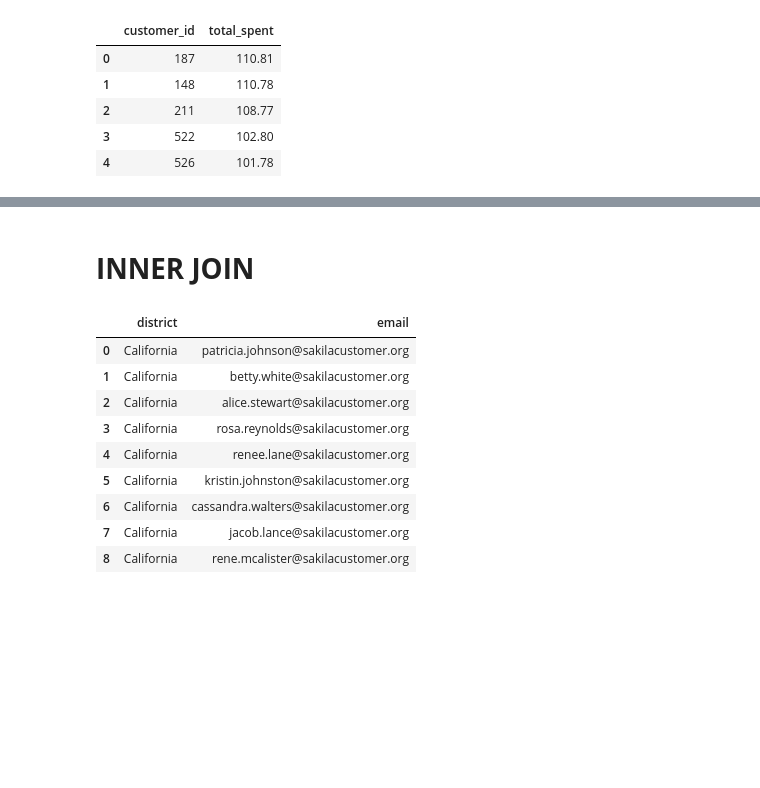
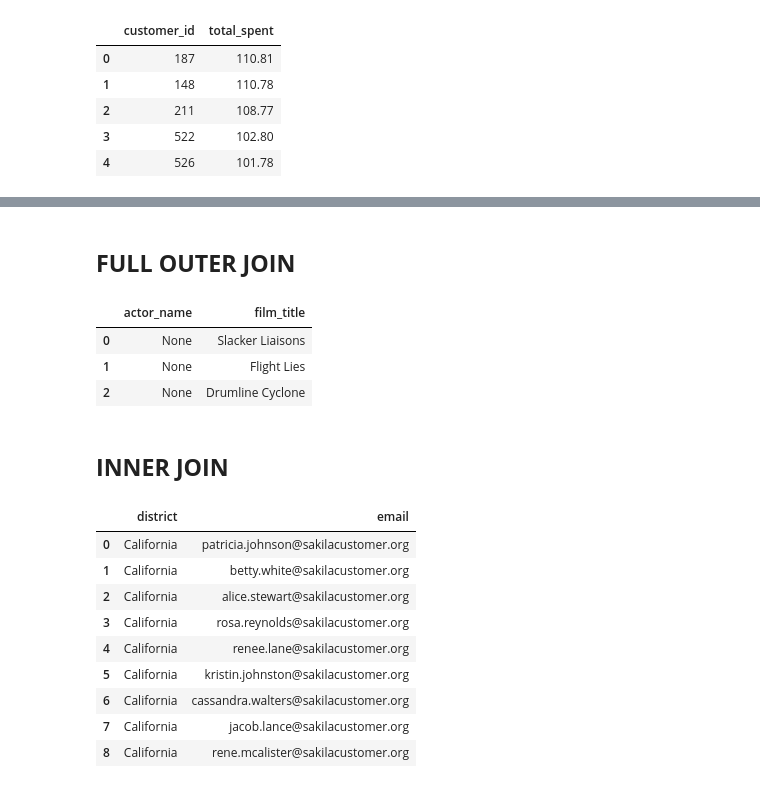
Before and after one commit to LRLeite/Data-Analytics, a Jupyter notebook: Explorando Dados com SQL/dvd_rental.ipynb, the cells around one changed output, grey strips where cells are left out. Saved outputs shown, nothing was run; the diff lists cells and outputs as text; code cells hidden in the pictures; blank space fills up the shorter version.

```diff
--- a/Explorando Dados com SQL/dvd_rental.ipynb
+++ b/Explorando Dados com SQL/dvd_rental.ipynb
@@ -356,4 +413,29 @@ display(df_13)
+# %% [markdown]
+## **FULL OUTER JOIN**
+# %%
+#Identificar atores que não atuaram em nenhum filme OU os filmes que não têm nenhum ator associado
+query_16 = """
+SELECT
+    a.first_name || ' ' || a.last_name AS actor_name,
+    f.title AS film_title
+FROM
+    actor AS a
+FULL JOIN
+    film_actor AS fa ON a.actor_id = fa.actor_id
+FULL JOIN
+    film AS f ON fa.film_id = f.film_id
+WHERE
+    a.actor_id IS NULL OR f.film_id IS NULL;
+"""
+
+df_16 = pd.read_sql_query(query_16, engine)
+display(df_16)
+# %% [output]
+|  | actor_name | film_title |
+| 0 | None | Slacker Liaisons |
+| 1 | None | Flight Lies |
+| 2 | None | Drumline Cyclone |
 # %% [markdown]
-# **INNER JOIN**
+## **INNER JOIN**
 # %%
 #Selecionar os e-mails dos clientes que moram na Califórnia
```
Also changed, not shown: parts of 20 cells of this notebook.
